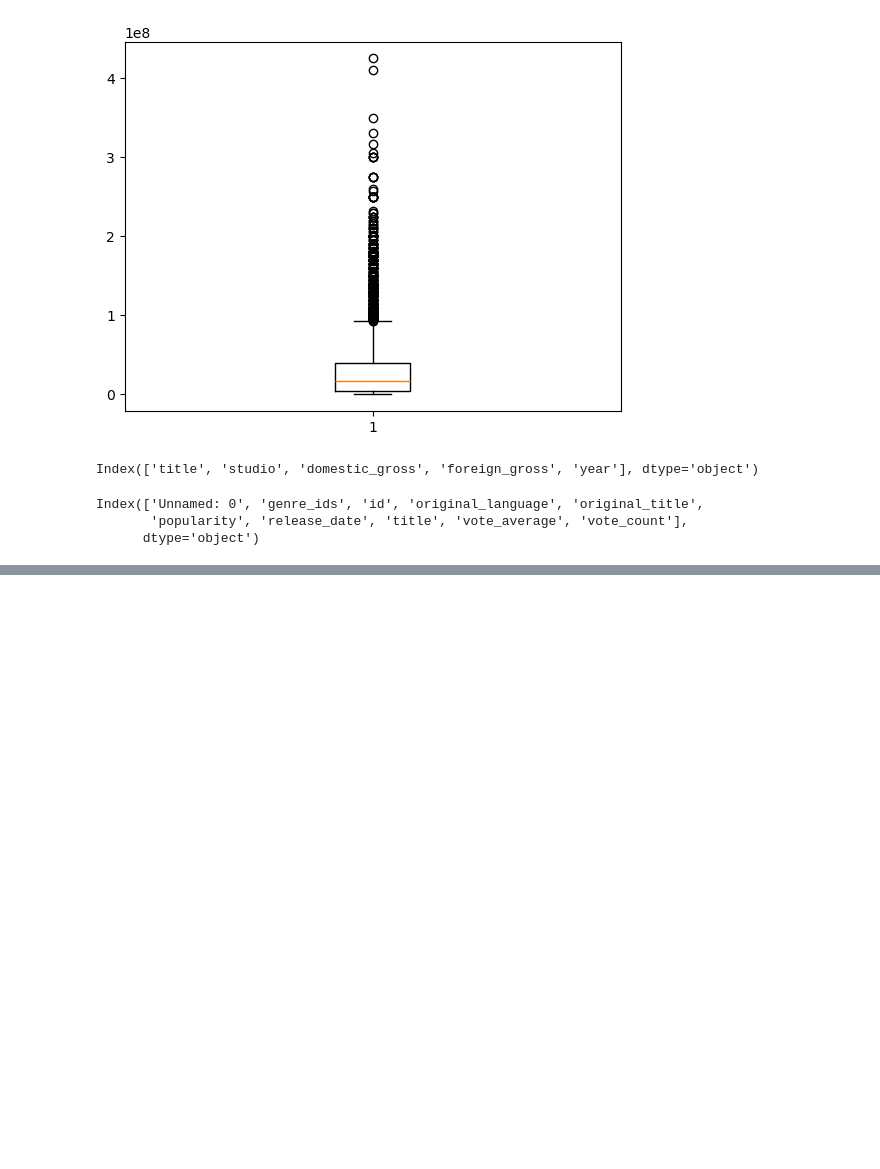
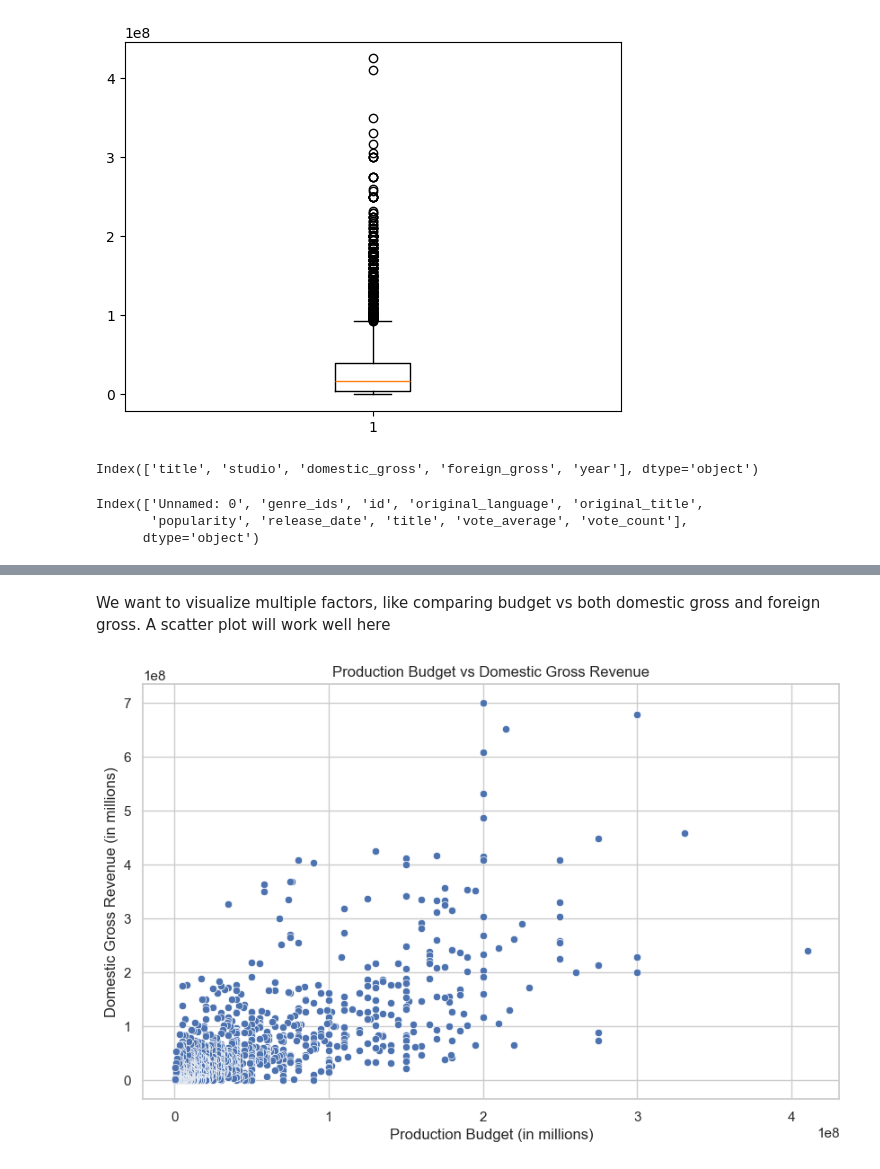
Before and after one commit to mikabenson/PHASE2_PROJECT-inferential-statistics-, a Jupyter notebook: notebooks/Nicholas.ipynb, the cells around one changed output, grey strips where cells are left out. Cells and saved outputs as stored; diff of their text form; code cells hidden in the pictures; blank space fills up the shorter version.

```diff
--- a/notebooks/Nicholas.ipynb
+++ b/notebooks/Nicholas.ipynb
@@ -192,0 +176,6 @@ KeyError: 'genres'
+# %%
+# Merging on the 'movie' column from movie_budget and the 'title' column from movie_gross
+merged_df = pd.merge(movie_budget_df, movie_gross_df, left_on='movie', right_on='title', how='inner')
+
+# Check the first few rows of the merged DataFrame
+print(merged_df.head(5))
@@ -192,0 +200,20 @@ KeyError: 'genres'
+# %% [markdown]
+We want to visualize multiple factors, like comparing budget vs both domestic gross and foreign gross. A scatter plot will work well here
+# %%
+
+# Set the style for the plots
+sns.set(style="whitegrid")
+
+# Scatter plot to visualize the relationship between production_budget and domestic gross
+plt.figure(figsize=(10, 6))
+sns.scatterplot(x='production_budget', y='domestic_gross_y', data=merged_df)
+
+# Add labels and title
+plt.title('Production Budget vs Domestic Gross Revenue')
+plt.xlabel('Production Budget (in millions)')
+plt.ylabel('Domestic Gross Revenue (in millions)')
+
+# Show the plot
+plt.show()
+# %% [output]
+[figure, added]
```
Also changed, not shown: parts of 11 cells of this notebook, 1 other file.
